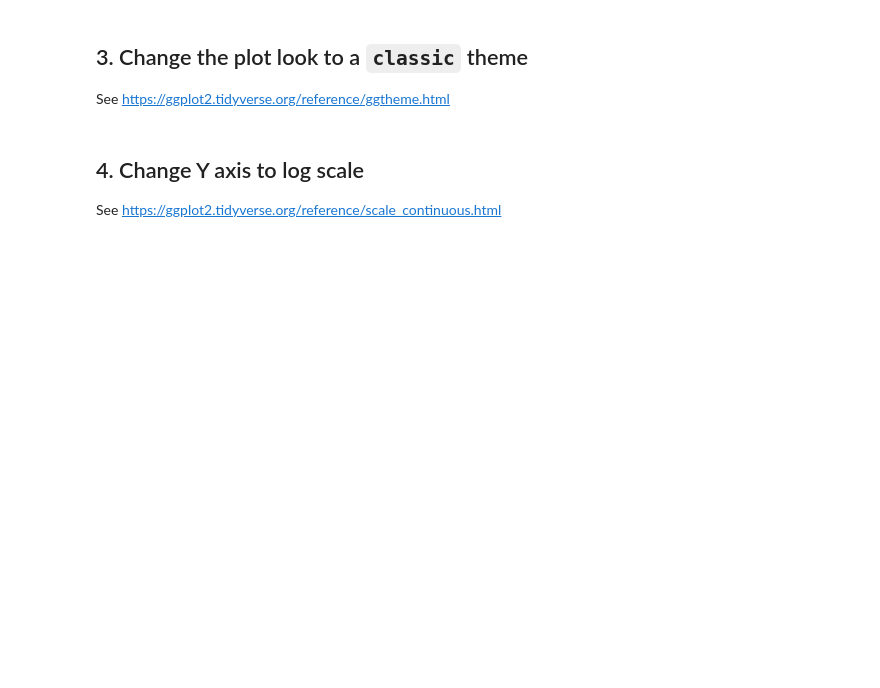
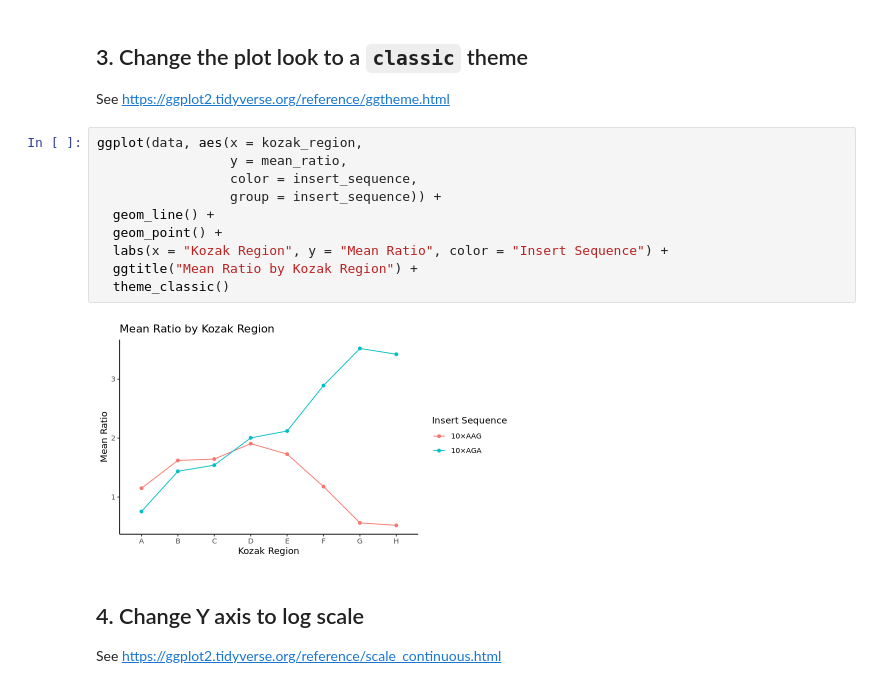
Before and after one commit to petersyong/tfcb_2025, a Jupyter notebook: lectures/lecture12/lecture12.ipynb, the cells around one changed output. Cells and saved outputs as stored; diff of their text form; blank space fills up the shorter version.

```diff
--- a/lectures/lecture12/lecture12.ipynb
+++ b/lectures/lecture12/lecture12.ipynb
@@ -156,6 +236,18 @@ ggplot(data, aes(x = kozak_region,
 ## 3. Change the plot look to a `classic` theme
 
 See https://ggplot2.tidyverse.org/reference/ggtheme.html
+# %%
+ggplot(data, aes(x = kozak_region,
+                 y = mean_ratio,
+                 color = insert_sequence,
+                 group = insert_sequence)) +
+  geom_line() +
+  geom_point() +
+  labs(x = "Kozak Region", y = "Mean Ratio", color = "Insert Sequence") +
+  ggtitle("Mean Ratio by Kozak Region") +
+  theme_classic()
+# %% [output]
+[figure, added]
 # %% [markdown]
 ## 4. Change Y axis to log scale
 
```
Also changed, not shown: parts of 9 cells of this notebook.
